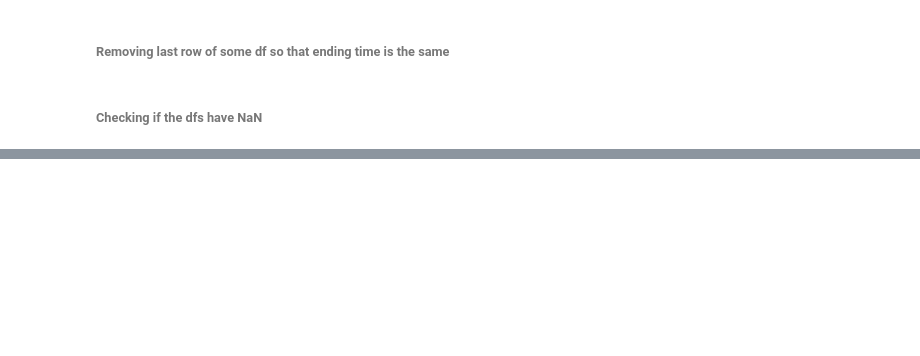
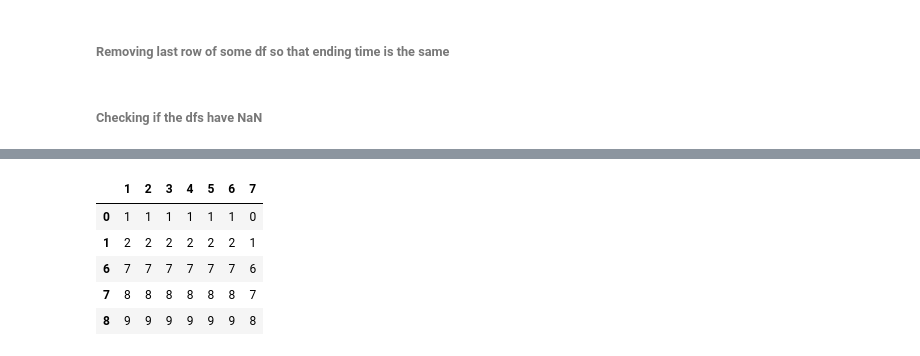
Before and after one commit to rshamsy/Summer-Research, a Jupyter notebook: dataExp.ipynb, the cells around one changed output, grey strips where cells are left out. Saved outputs shown, nothing was run; the diff lists cells and outputs as text; code cells hidden in the pictures; blank space fills up the shorter version.

```diff
--- a/dataExp.ipynb
+++ b/dataExp.ipynb
@@ -368,0 +552,17 @@ m2kWh_tot.loc[8,'ts']>m2kWh_tot.loc[7,'ts']
+# %%
+from itertools import *
+
+for i,row in islice(testdf.iterrows(),1,None):
+    print('i value: ',i)
+    print('testdf.iloc[i,2]: ',testdf.iloc[i,2])
+    print('2*testdf.iloc[i-1,2]: ',2*testdf.iloc[i-1,2])
+
+    if testdf.iloc[i,2] == 2*testdf.iloc[i-1,2]:
+        print('i (if block): ', i,'\n')
+        print(testdf,'\n')
+        continue
+    else:
+        print('i (else block): ',i,'\n')
+        testdf = testdf.drop([i])
+
+    print(testdf,'\n')
@@ -368,0 +588,9 @@ m2kWh_tot.loc[8,'ts']>m2kWh_tot.loc[7,'ts']
+# %%
+testdf
+# %% [output]
+|  | 1 | 2 | 3 | 4 | 5 | 6 | 7 |
+| 0 | 1 | 1 | 1 | 1 | 1 | 1 | 0 |
+| 1 | 2 | 2 | 2 | 2 | 2 | 2 | 1 |
+| 6 | 7 | 7 | 7 | 7 | 7 | 7 | 6 |
+| 7 | 8 | 8 | 8 | 8 | 8 | 8 | 7 |
+| 8 | 9 | 9 | 9 | 9 | 9 | 9 | 8 |
```
Also changed, not shown: parts of 22 cells of this notebook.
